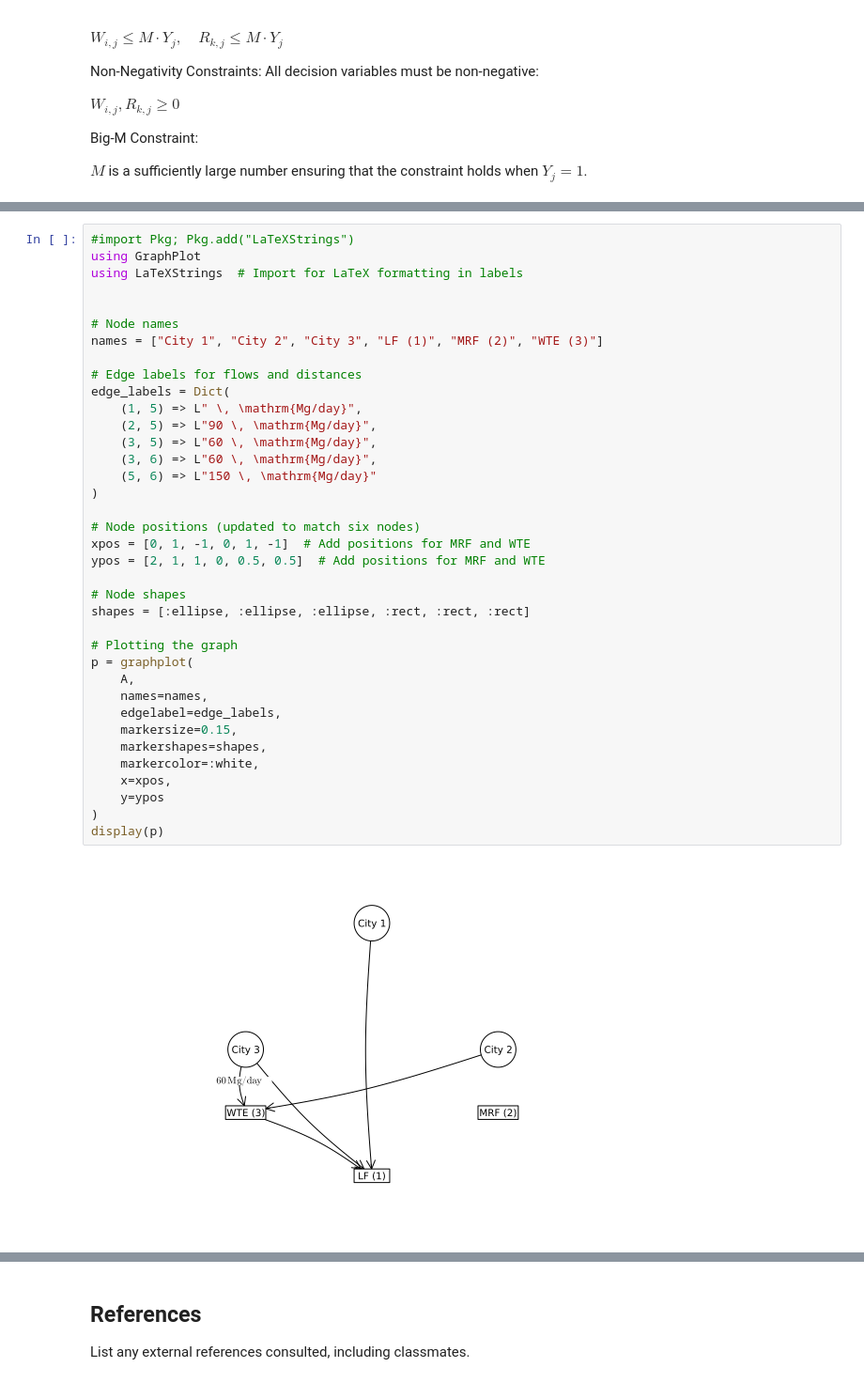
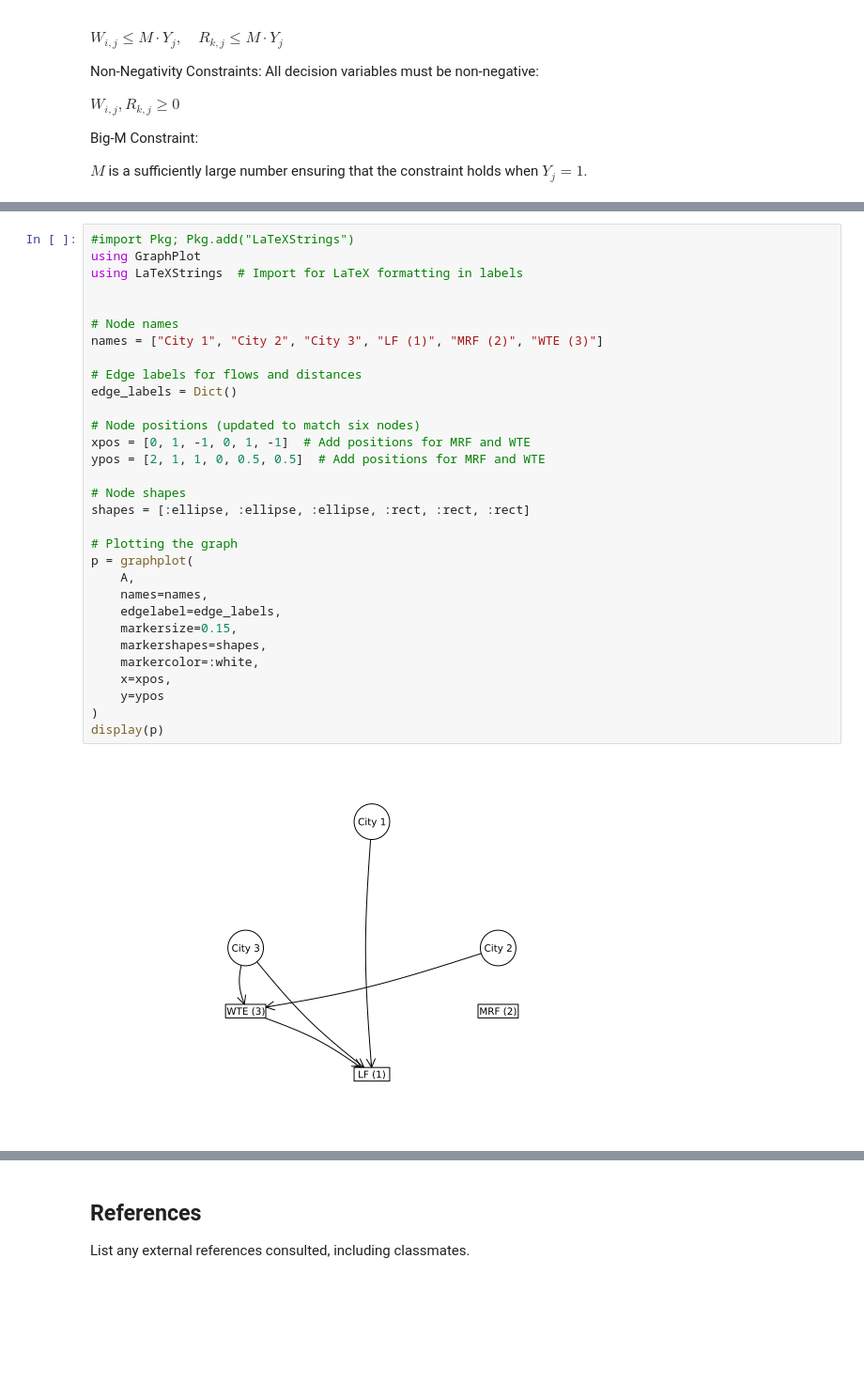
Before and after one commit to BEE4750-FA24/hw5-last-3-brain-cells-1, a Jupyter notebook: hw05.ipynb, the cells around one changed output, grey strips where cells are left out. Shown at 94% size. Drawn from its saved outputs; the diff is of its cells as text; blank space fills up the shorter version.

Commit message:
solution, label change in diagram, id updates

```diff
--- a/hw05.ipynb
+++ b/hw05.ipynb
@@ -307,38 +293,32 @@ Matrix A:
 #import Pkg; Pkg.add("LaTeXStrings")
 using GraphPlot
 using LaTeXStrings  # Import for LaTeX formatting in labels
 
 
 # Node names
 names = ["City 1", "City 2", "City 3", "LF (1)", "MRF (2)", "WTE (3)"]
 
 # Edge labels for flows and distances
-edge_labels = Dict(
-    (1, 5) => L" \, \mathrm{Mg/day}",
-    (2, 5) => L"90 \, \mathrm{Mg/day}",
-    (3, 5) => L"60 \, \mathrm{Mg/day}",
-    (3, 6) => L"60 \, \mathrm{Mg/day}",
-    (5, 6) => L"150 \, \mathrm{Mg/day}"
-)
+edge_labels = Dict()
 
 # Node positions (updated to match six nodes)
 xpos = [0, 1, -1, 0, 1, -1]  # Add positions for MRF and WTE
 ypos = [2, 1, 1, 0, 0.5, 0.5]  # Add positions for MRF and WTE
 
 # Node shapes
 shapes = [:ellipse, :ellipse, :ellipse, :rect, :rect, :rect]
 
 # Plotting the graph
 p = graphplot(
     A,
     names=names,
     edgelabel=edge_labels,
     markersize=0.15,
     markershapes=shapes,
     markercolor=:white,
     x=xpos,
     y=ypos
 )
 display(p)
 # %% [output]
-[figure, old version]
+[figure, new version]
```
Also changed, not shown: parts of 3 cells of this notebook.
